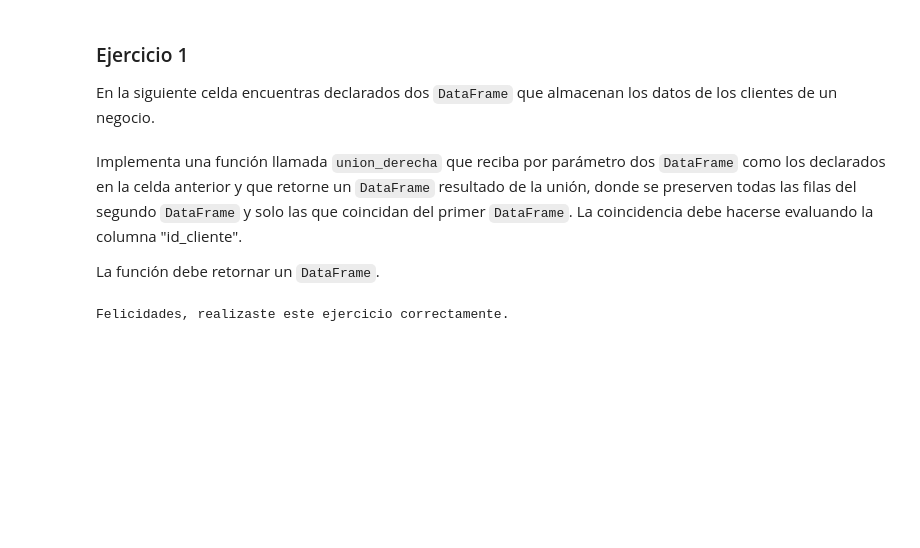
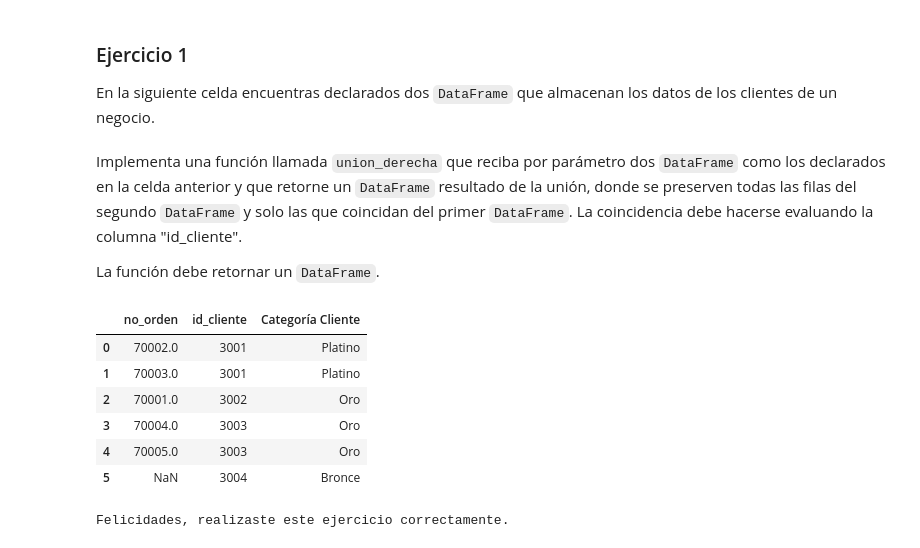
Before and after one commit to SantiagoRMV/Uniandes-Anaitycs, a Jupyter notebook: Herramientas/S5.TA1/TALLER - Limpiar y unir bases de datos.ipynb, the cells around one changed output. Cells and saved outputs as stored; diff of their text form; code cells hidden in the pictures; blank space fills up the shorter version.

```diff
--- a/Herramientas/S5.TA1/TALLER - Limpiar y unir bases de datos.ipynb
+++ b/Herramientas/S5.TA1/TALLER - Limpiar y unir bases de datos.ipynb
@@ -58,3 +56,18 @@ La función debe retornar un `DataFrame`.
+# %%
+## Implementa tu respuesta en esta celda
+def union_derecha(dataframe_1, dataframe_2):
+    dataframe = dataframe_1.merge(dataframe_2, how = 'right', left_on = "id_cliente", right_on = "id_cliente")
+    return dataframe
+
+union_derecha(orden_cliente,cliente_categoria)
+# %% [output]
+|  | no_orden | id_cliente | Categoría Cliente |
+| 0 | 70002.0 | 3001 | Platino |
+| 1 | 70003.0 | 3001 | Platino |
+| 2 | 70001.0 | 3002 | Oro |
+| 3 | 70004.0 | 3003 | Oro |
+| 4 | 70005.0 | 3003 | Oro |
+| 5 | NaN | 3004 | Bronce |
 # %%
 ## AUTO-CALIFICADOR
 
```
Also changed, not shown: parts of 15 cells of this notebook, 33 other files.
